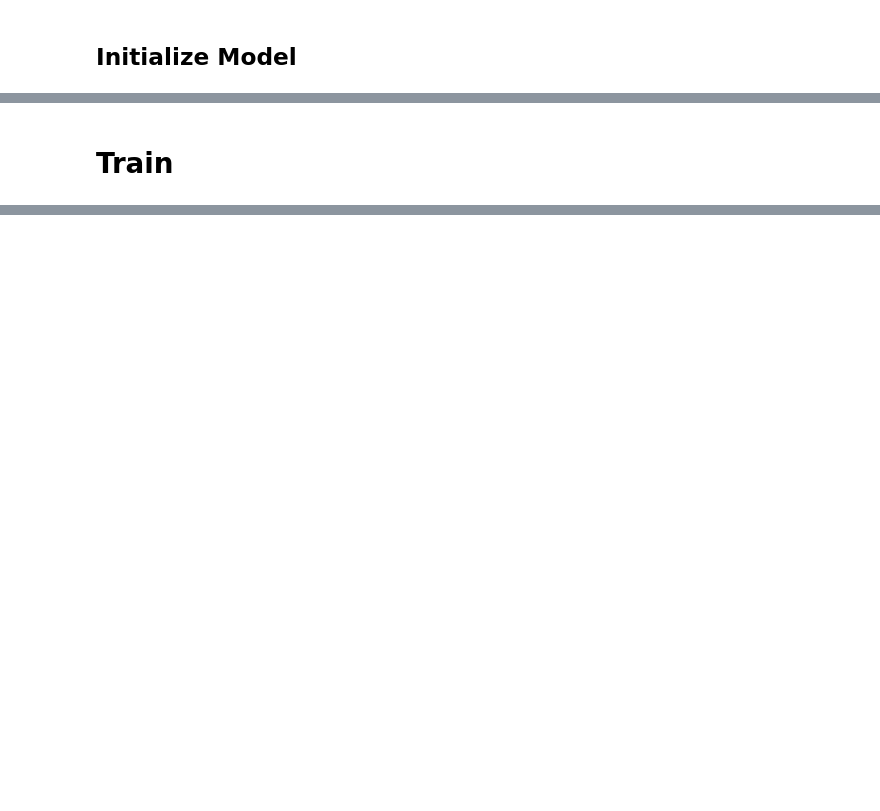
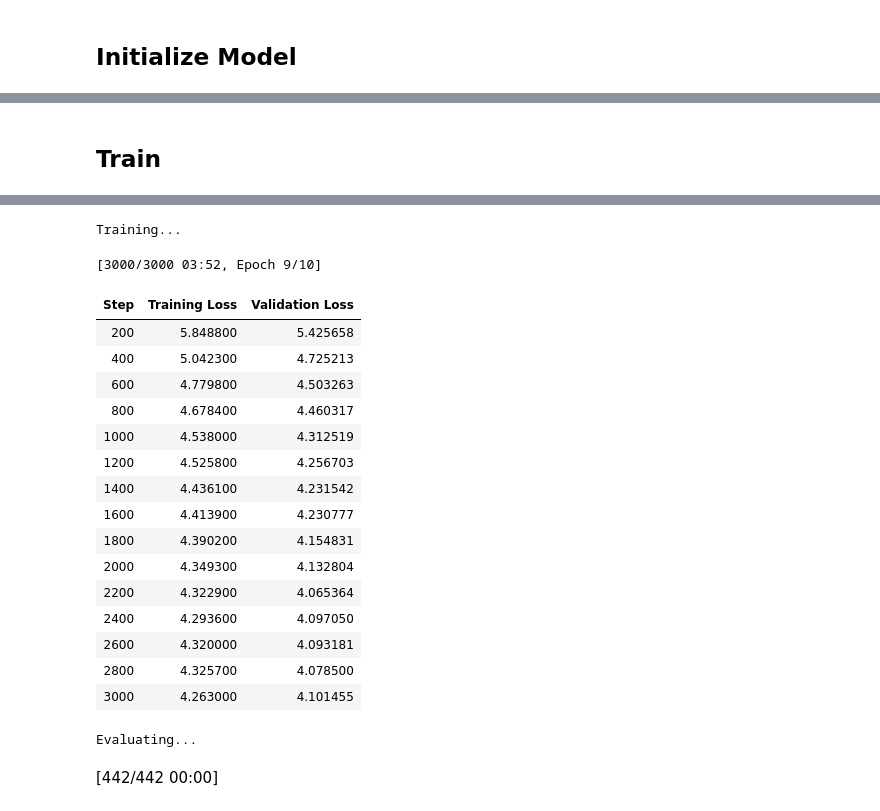
Before and after one commit to bmb0136/COMP-6970-GenAI-FM, a Jupyter notebook: a2/a2.ipynb, the cells around one changed output, grey strips where cells are left out. Drawn from its saved outputs; the diff is of its cells as text; code cells hidden in the pictures; blank space fills up the shorter version.

```diff
--- a/a2/a2.ipynb
+++ b/a2/a2.ipynb
@@ -106,2 +118,52 @@ GPT2LMHeadModel(
 # %% [markdown]
-# Train
+## Train
+# %%
+block_size = 128
+
+class RandomBlocksDataset(TorchDataset):
+    def __init__(self, tokens):
+        self.tokens = tokens
+        self.block_size = block_size
+    def __len__(self):
+        return len(self.tokens) // self.block_size
+    def __getitem__(self, i):
+        start = random.randint(0, len(self.tokens) - self.block_size - 1)
+        x = torch.tensor(self.tokens[start:start + self.block_size], dtype=torch.long)
+        return {
+            "input_ids": x,
+            "labels": x.clone(),
+            "attention_mask": torch.ones_like(x, dtype=torch.long)
+        }
+
+
+args = TrainingArguments(
+    output_dir="pretraining",
+    max_steps=3000,
+    per_device_train_batch_size=2,
+    per_device_eval_batch_size=2,
+    gradient_accumulation_steps=16,
+    eval_strategy="steps",
+    eval_steps=200,
+    logging_steps=50,
+    fp16=torch.cuda.is_available(),
+    remove_unused_columns=False,
+    report_to="none",
+)
+
+trainer = Trainer(
+    model=model,
+    args=args,
+    train_dataset=RandomBlocksDataset(tokenized_dataset["train"]),
+    eval_dataset=RandomBlocksDataset(tokenized_dataset["test"])
+)
+
+print("Training...")
+model.config.use_cache = False
+train_results = trainer.train()
+logs = trainer.state.log_history
+model.config.use_cache = True
+trainer.save_model("pretrained")
+
+print("Evaluating...")
+train_metrics = trainer.evaluate()
+# %% [output]
@@ -107,0 +171,20 @@ GPT2LMHeadModel(
+Training...
+[3000/3000 03:52, Epoch 9/10]
+| Step | Training Loss | Validation Loss |
+| 200 | 5.848800 | 5.425658 |
+| 400 | 5.042300 | 4.725213 |
+| 600 | 4.779800 | 4.503263 |
+| 800 | 4.678400 | 4.460317 |
+| 1000 | 4.538000 | 4.312519 |
+| 1200 | 4.525800 | 4.256703 |
+| 1400 | 4.436100 | 4.231542 |
+| 1600 | 4.413900 | 4.230777 |
+| 1800 | 4.390200 | 4.154831 |
+| 2000 | 4.349300 | 4.132804 |
+| 2200 | 4.322900 | 4.065364 |
+| 2400 | 4.293600 | 4.097050 |
+| 2600 | 4.320000 | 4.093181 |
+| 2800 | 4.325700 | 4.078500 |
+| 3000 | 4.263000 | 4.101455 |
+Evaluating...
+[442/442 00:00]
```
Also changed, not shown: parts of 6 cells of this notebook, 2 other files.
